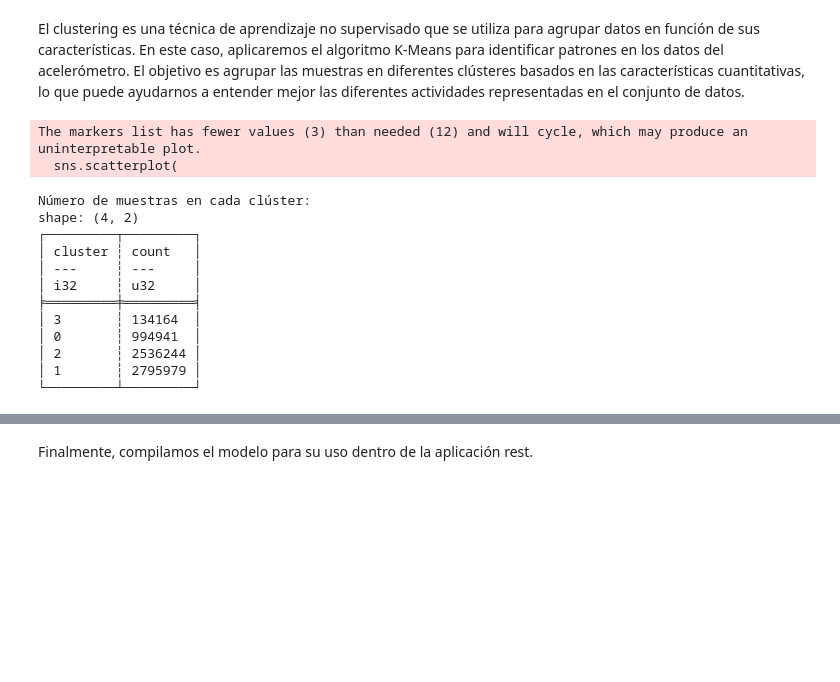
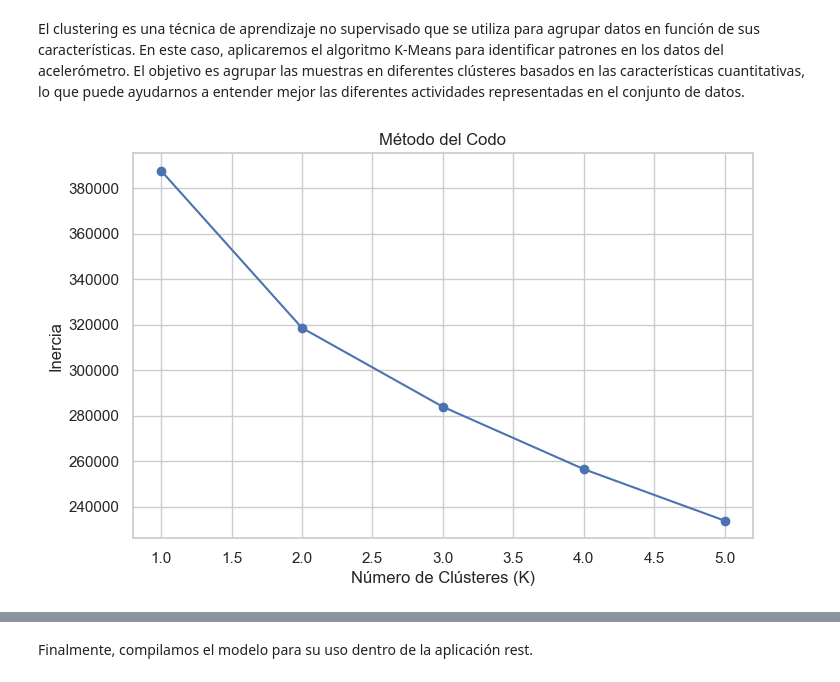
Before and after one commit to martindotpy/har-api, a Jupyter notebook: notebook/har_clustering.ipynb, the cells around one changed output, grey strips where cells are left out. Saved outputs shown, nothing was run; the diff lists cells and outputs as text; code cells hidden in the pictures; blank space fills up the shorter version.

```diff
--- a/notebook/har_clustering.ipynb
+++ b/notebook/har_clustering.ipynb
@@ -476,46 +486,3 @@ n_clusters = 4
-# %%
-# Aplicar K-Means
-kmeans = KMeans(n_clusters=n_clusters, random_state=42)
-df = df.with_columns(
-    pl.Series("cluster", kmeans.fit_predict(df[quantitative_cols].to_arrow()))
-)
-# %%
-# Visualizar los resultados del clustering
-plt.figure(figsize=(8, 6))
-sns.scatterplot(
-    x="PC1",
-    y="PC2",
-    hue="cluster",
-    data=df,
-    palette="deep",
-    style="label",
-    markers=["o", "s", "D"],
-)
-plt.title("Clustering K-Means de Datos del Acelerómetro")
-plt.xlabel("Componente Principal 1")
-plt.ylabel("Componente Principal 2")
-plt.legend(title="Cluster", loc="upper right")
-plt.show()
-# %% [output]
-The markers list has fewer values (3) than needed (12) and will cycle, which may produce an uninterpretable plot.
-  sns.scatterplot(
-# %%
-# Mostrar el número de muestras en cada clúster
-print("Número de muestras en cada clúster:")
-print(df["cluster"].value_counts())
-# %% [output]
-Número de muestras en cada clúster:
-shape: (4, 2)
-┌─────────┬─────────┐
-│ cluster ┆ count   │
-│ ---     ┆ ---     │
-│ i32     ┆ u32     │
-╞═════════╪═════════╡
-│ 3       ┆ 134164  │
-│ 0       ┆ 994941  │
-│ 2       ┆ 2536244 │
-│ 1       ┆ 2795979 │
-└─────────┴─────────┘
 # %%
 # Mapear etiquetas a nombres usando Polars
 label_mapping = {
@@ -542,13 +509,37 @@ df = df.with_columns(
     .alias("activity")
 )
 
-# Reducimos la cantidad de filas a solo una decima parte
-size = df.shape[0] // 10
-df = df.drop_nulls(subset=["activity"])[:size, :]
+# Reducimos la cantidad de filas a solo una centésima parte
+size = df.shape[0] // 100
+df = df.drop_nulls(subset=["activity"]).sample(n=size, seed=42)
 
 # Seleccionar variables para el modelo
 features = ["back_x", "back_y", "back_z", "thigh_x", "thigh_y", "thigh_z"]
 
 
-X = df[features].to_numpy()
+x = df[features].to_numpy()
 y = df["activity"].to_numpy()
+# %%
+# Normalización
+scaler = StandardScaler()
+x_scaled = scaler.fit_transform(x)
+
+# ---- CLUSTERING CON MÉTODO DEL CODO ----
+inertia = []
+k_range = range(1, 6)  # ✅ menor rango, más rápido
+
+for k in k_range:
+    kmeans = MiniBatchKMeans(n_clusters=k, random_state=42, batch_size=1024)
+    kmeans.fit(x_scaled)
+    inertia.append(kmeans.inertia_)
+
+# Gráfica del Codo
+plt.figure(figsize=(8, 5))
+plt.plot(k_range, inertia, "bo-")
+plt.xlabel("Número de Clústeres (K)")
+plt.ylabel("Inercia")
+plt.title("Método del Codo")
+plt.grid(visible=True)
+plt.show()
+# %% [output]
+[figure, added]
```
Also changed, not shown: parts of 34 cells of this notebook, 25 other files.
